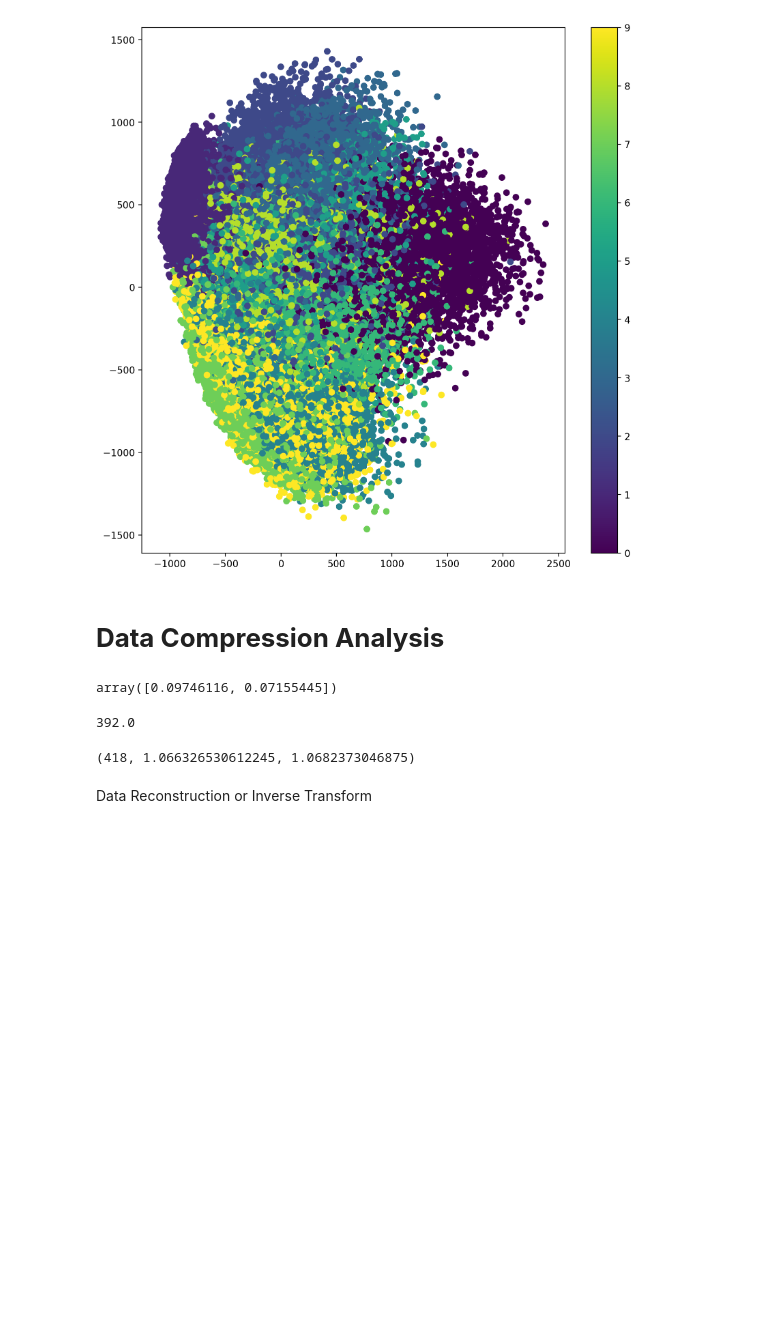
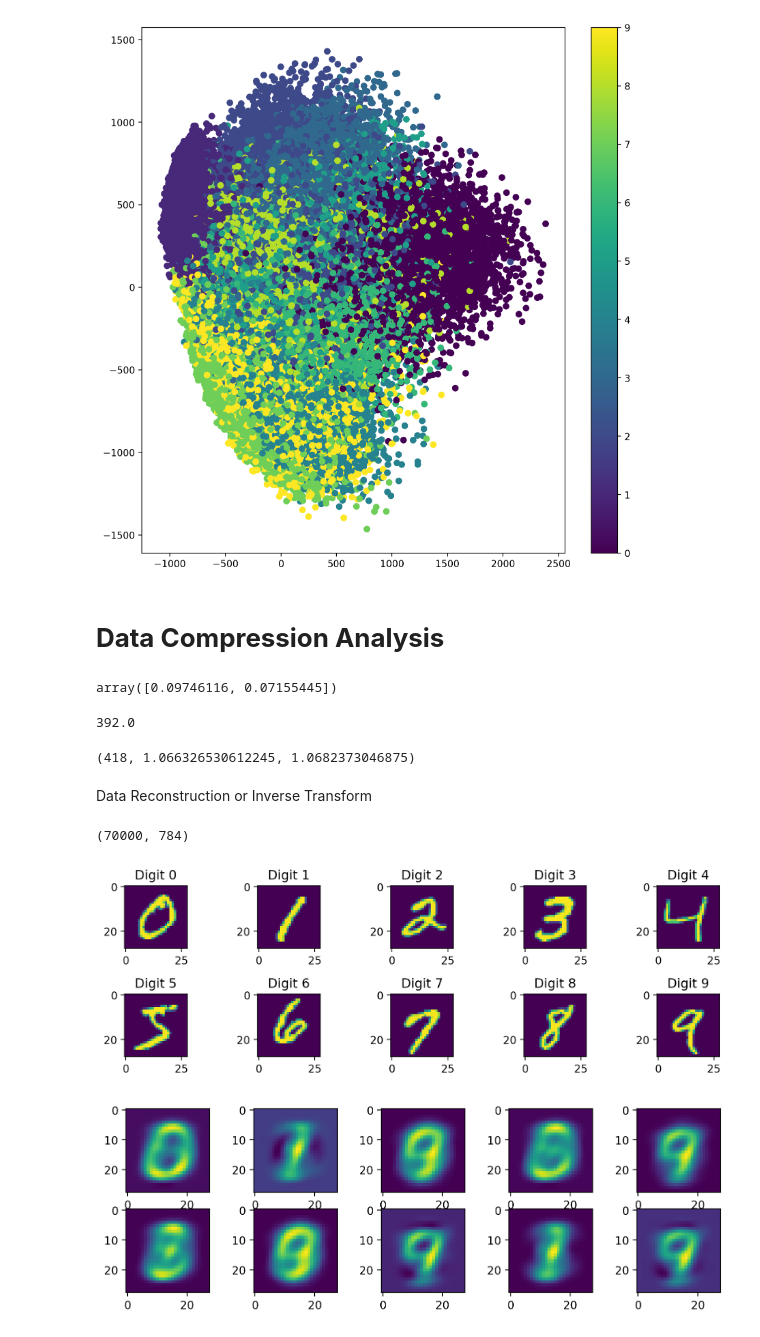
Before and after one commit to Isaac0py/Class, a Jupyter notebook: DBSCAN.ipynb, the cells around one changed output. Saved outputs shown, nothing was run; the diff lists cells and outputs as text; code cells hidden in the pictures; blank space fills up the shorter version.

```diff
--- a/DBSCAN.ipynb
+++ b/DBSCAN.ipynb
@@ -174,3 +174,27 @@ sys.getsizeof(X)//(2**20), 418/392, sys.getsizeof(X_pca)/(2**20)
 (418, 1.066326530612245, 1.0682373046875)
 # %% [markdown]
 Data Reconstruction or Inverse Transform
+# %%
+X_recovered = pca.inverse_transform(X_pca)
+X_recovered.shape
+# %% [output]
+(70000, 784)
+# %%
+digits = y.unique()
+digits.sort()
+
+plt.figure(figsize=(10, 3))
+for i in digits:
+  plt.subplot(2, 5, i+1)
+  plt.imshow(X[y==i].iloc[0].to_numpy().reshape(28,28))
+  #plt.axis('off')
+  plt.title('Digit {}'.format(i))
+  plt.tight_layout()
+
+plt.figure(figsize=(10, 3))
+for i in digits:
+  plt.subplot(2, 5, i+1)
+  plt.imshow(X_recovered[y==i][0].reshape(28,28))
+# %% [output]
+[figure, added]
+[figure, added]
```
Also changed, not shown: parts of 2 cells of this notebook.
